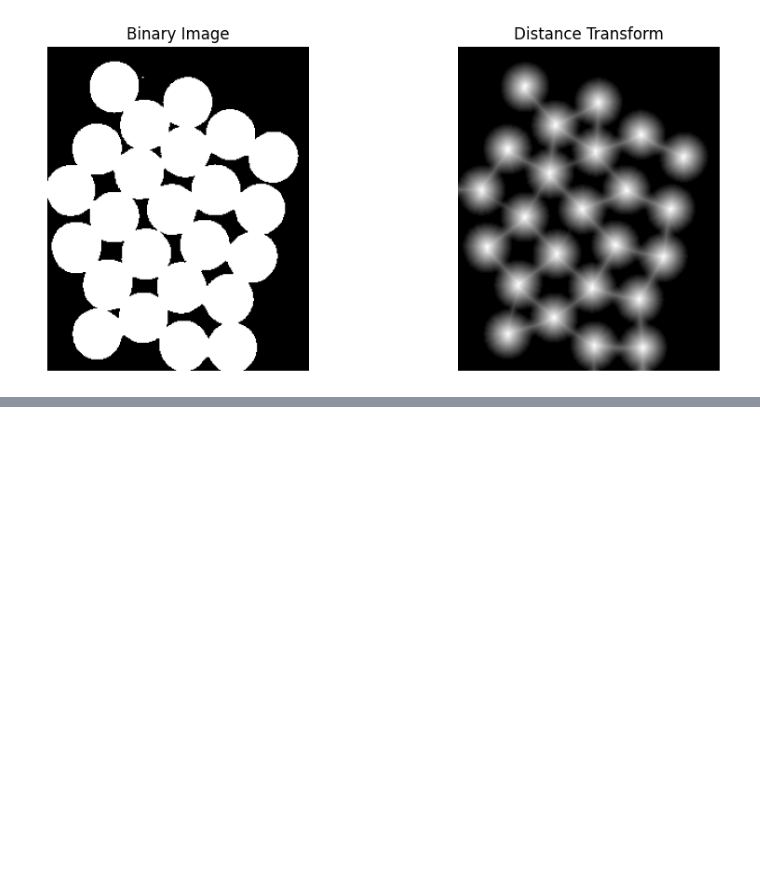
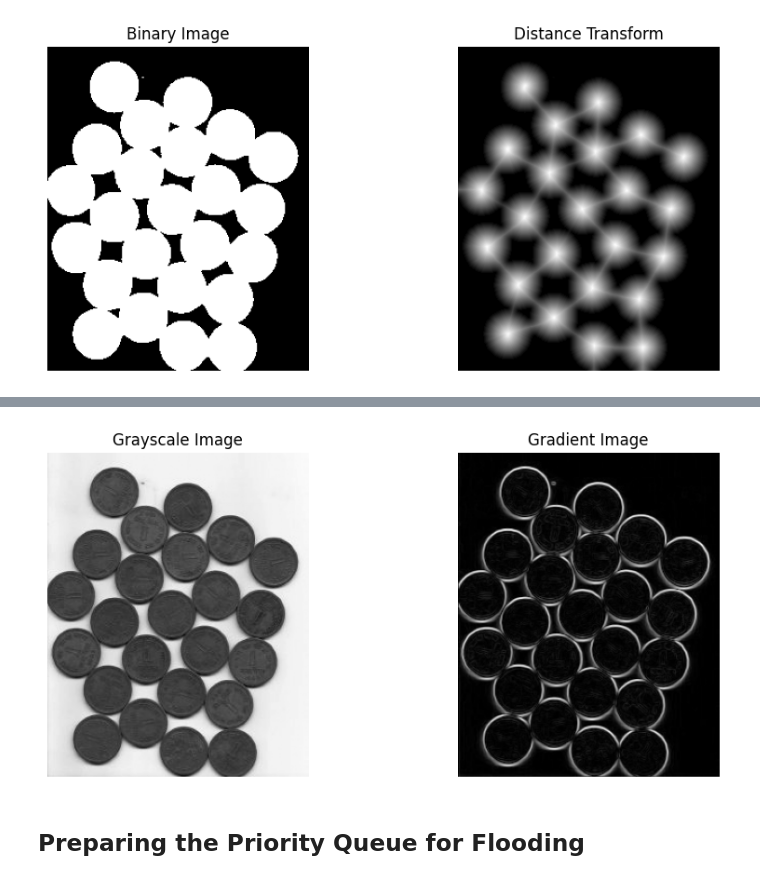
Before and after one commit to Lukecamill/CV-ARI2129-Group-Project-, a Jupyter notebook: Tutorial/watershed.ipynb, the cells around one changed output, grey strips where cells are left out. Cells and saved outputs as stored; diff of their text form; code cells hidden in the pictures; blank space fills up the shorter version.

```diff
--- a/Tutorial/watershed.ipynb
+++ b/Tutorial/watershed.ipynb
@@ -139,0 +234,14 @@ These sure foreground regions will later be labelled using connected components
+# %%
+sobel_x = cv2.Sobel(gray_image, cv2.CV_64F, 1, 0, ksize=3)
+
+sobel_y = cv2.Sobel(gray_image,cv2.CV_64F, 0, 1, ksize=3)
+
+gradient_magnitude = np.sqrt(sobel_x ** 2 + sobel_y ** 2)
+
+gradient_image = cv2.normalize(gradient_magnitude, None, 0, 255,cv2.NORM_MINMAX).astype(np.uint8)
+
+display_images([(gray_image, "Grayscale Image"), (gradient_image, "Gradient Image")], cmaps=["gray", "gray"])
+# %% [output]
+[figure, added]
+# %% [markdown]
+## Preparing the Priority Queue for Flooding
```
Also changed, not shown: parts of 20 cells of this notebook.
